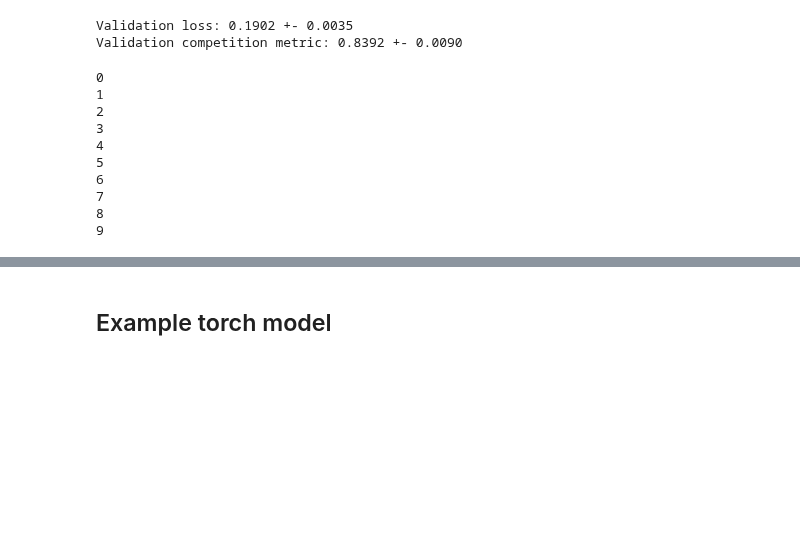
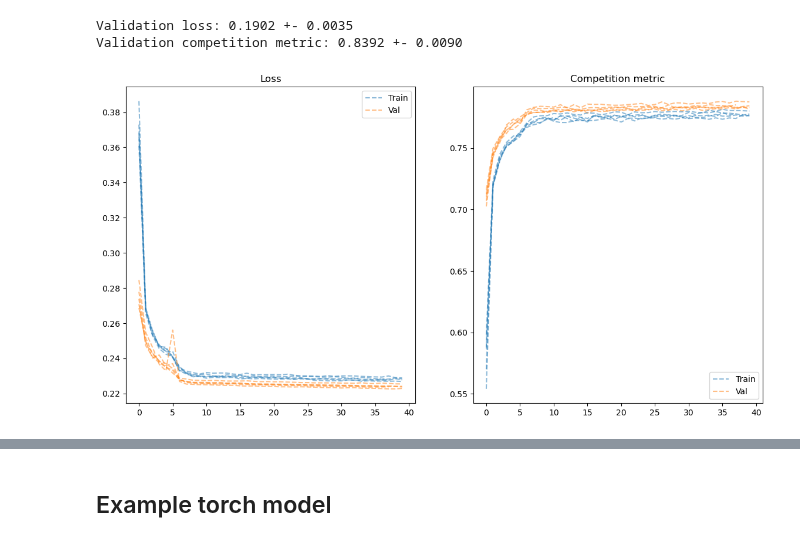
Before and after one commit to marcusGH/edain_paper, a Jupyter notebook: notebooks/baseline_model.ipynb, the cells around one changed output, grey strips where cells are left out. Drawn from its saved outputs; the diff is of its cells as text; code cells hidden in the pictures; blank space fills up the shorter version.

Commit message:
Add early stopper, Make convergence plot

```diff
--- a/notebooks/baseline_model.ipynb
+++ b/notebooks/baseline_model.ipynb
@@ -772,7 +772,10 @@ fit_kwargs = {
     'optimizer_init' : lambda x: torch.optim.Adam(x, lr = 0.001),
     # can be set to None as well
     'scheduler_init' : lambda x: torch.optim.lr_scheduler.MultiStepLR(x, milestones=[6, 8], gamma = 0.1),
-    'num_epochs' : 8,
+    'early_stopper_patience' : 3,
+    # counter increased if val_loss > min_loss + min_delta
+    'early_stopper_min_delta' : -0.01,
+    'num_epochs' : 40,
     'verbose' : False,
     'train_split_data_dir' : os.path.join(DATA_DIR, "derived", "processed-splits"),
 }
@@ -820,17 +823,31 @@ print(f"Validation competition metric: {history['val_amex_metric_mean']:.4f} +-
 # %% [output]
 Validation loss: 0.1902 +- 0.0035
 Validation competition metric: 0.8392 +- 0.0090
-# %%
-for i in tqdm(range(10)):
-    print(i)
-# %% [output]
-0
-1
-2
-3
-4
-5
-6
-7
-8
-9
+# %%
+fig, axs = plt.subplots(ncols = 2, figsize=(14, 7))
+
+for i in range(5):
+    axs[0].plot(history['train_loss'][i], alpha = 0.5,
+            label = "Train" if i == 0 else None,
+            color = 'tab:blue',
+            linestyle = 'dashed')
+    axs[0].plot(history['val_loss'][i], alpha = 0.5,
+            label = "Val" if i == 0 else None,
+            color = 'tab:orange',
+            linestyle = 'dashed')
+
+    axs[1].plot(history['train_amex_metric'][i], alpha = 0.5,
+            label = "Train" if i == 0 else None,
+            color = 'tab:blue',
+            linestyle = 'dashed')
+    axs[1].plot(history['val_amex_metric'][i], alpha = 0.5,
+            label = "Val" if i == 0 else None,
+            color = 'tab:orange',
+            linestyle = 'dashed')
+axs[0].set_title("Loss")
+axs[1].set_title("Competition metric")
+axs[0].legend()
+axs[1].legend()
+plt.show()
+# %% [output]
+[figure, added]
```
Also changed, not shown: parts of 2 cells of this notebook, 1 other file.
